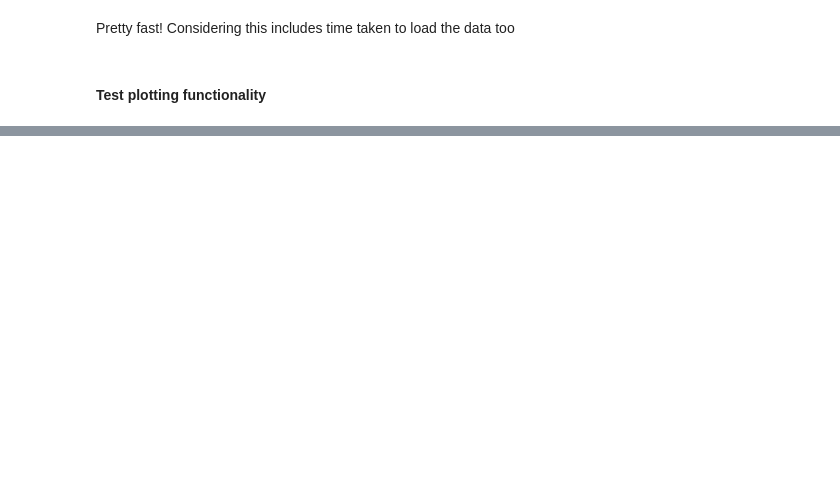
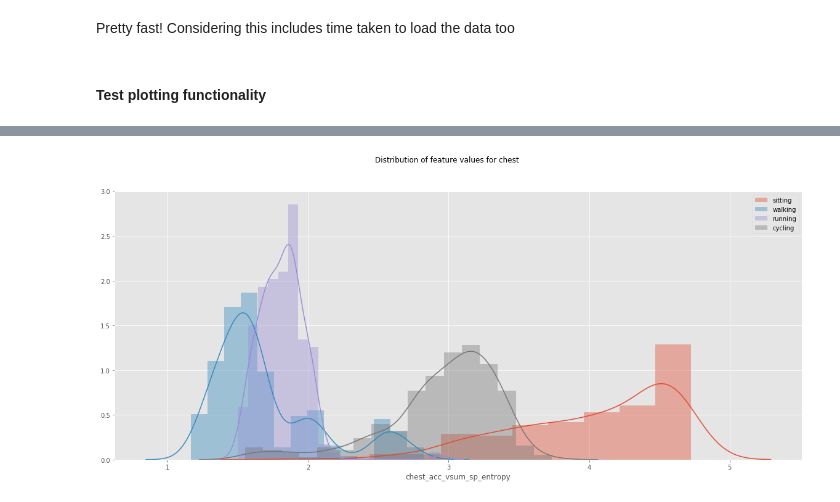
Before and after one commit to kcmeehan/BiometricsActivityClassification, a Jupyter notebook: Test_on_full_dataset.ipynb, the cells around one changed output, grey strips where cells are left out. Saved outputs shown, nothing was run; the diff lists cells and outputs as text; code cells hidden in the pictures; blank space fills up the shorter version.

```diff
--- a/Test_on_full_dataset.ipynb
+++ b/Test_on_full_dataset.ipynb
@@ -68,0 +86,6 @@ fig = plot_feature_distributions('heart_rate',features_to_plot,activities_to_plo
+# %%
+activities_to_plot = [2,4,5,6]
+features_to_plot = ['acc_vsum_sp_entropy']
+fig = plot_feature_distributions('chest',features_to_plot,activities_to_plot,data=feature_df)
+# %% [output]
+[figure, added]
```
Also changed, not shown: parts of 12 cells of this notebook, 1 other file.
